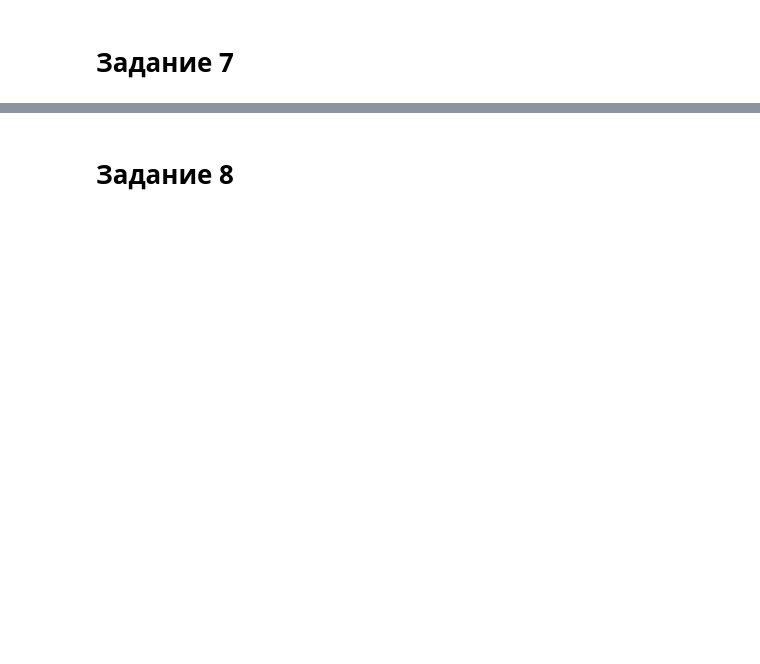
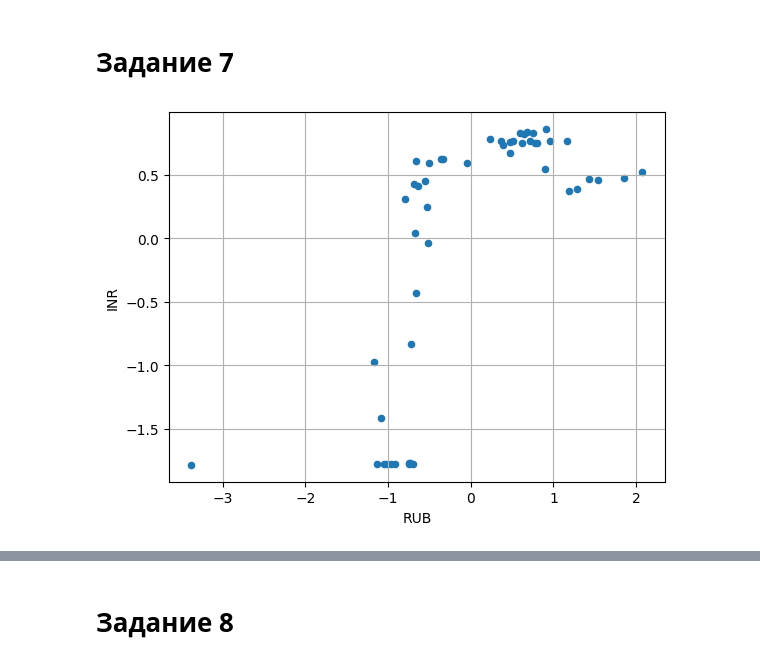
Before and after one commit to ForwardMoth/stdb_lab, a Jupyter notebook: lab3/lab3.ipynb, the cells around one changed output, grey strips where cells are left out. Cells and saved outputs as stored; diff of their text form; code cells hidden in the pictures; blank space fills up the shorter version.

```diff
--- a/lab3/lab3.ipynb
+++ b/lab3/lab3.ipynb
@@ -339,4 +341,13 @@ plt.show()
 # %%
-# # Ковариационная матрица
+import numpy as np
+    # Ковариационная матрица
 # cvm = df[['RUB', 'INR']].cov()
 # print(cvm)
+xs = df['RUB']
+ys = df['INR']
+pd.DataFrame(np.array([xs,ys]).T).plot.scatter(0, 1, grid=True)
+plt.xlabel('RUB')
+plt.ylabel('INR')
+plt.show()
+# %% [output]
+[figure, added]
```
Also changed, not shown: parts of 28 cells of this notebook.
